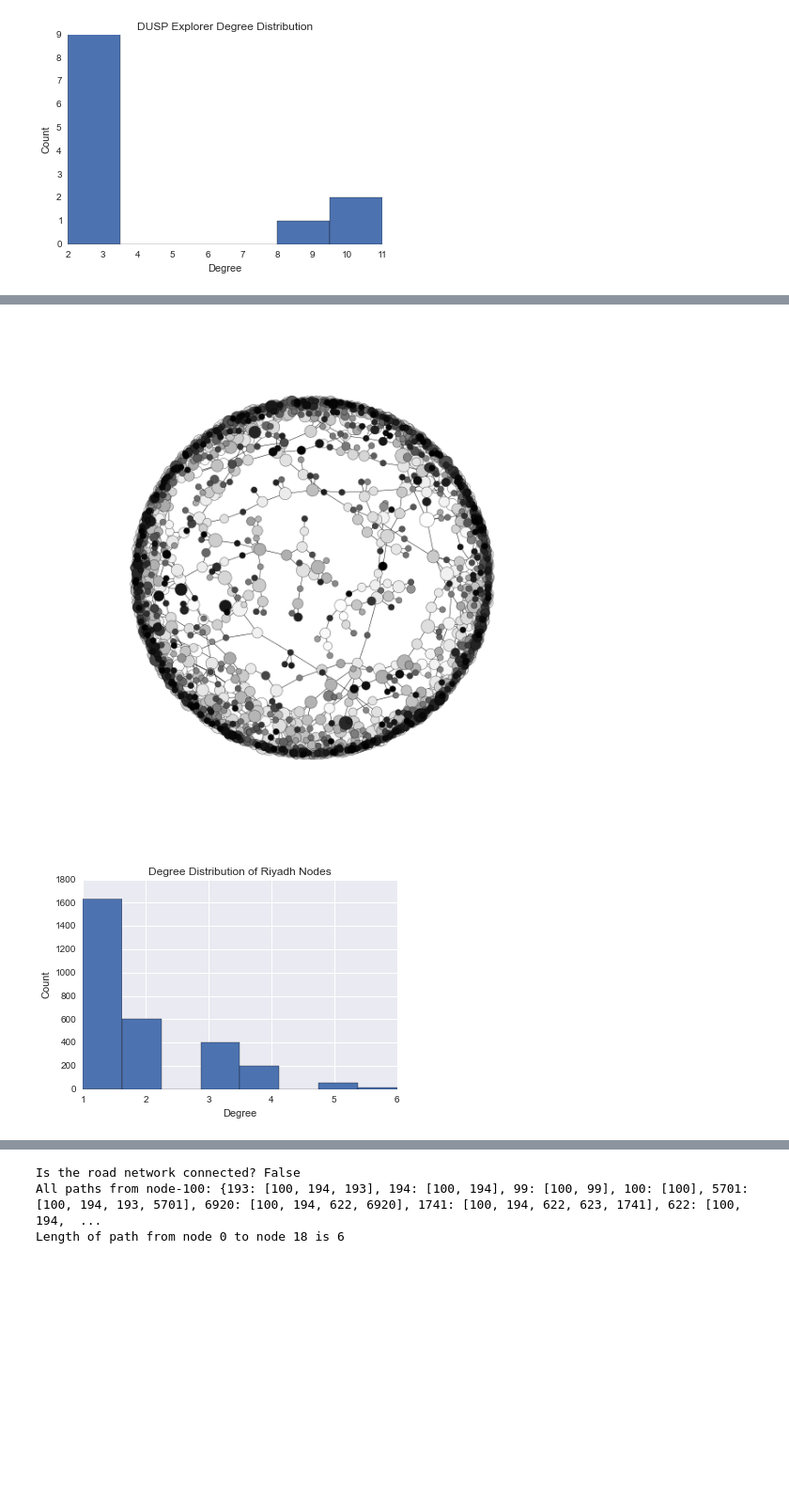
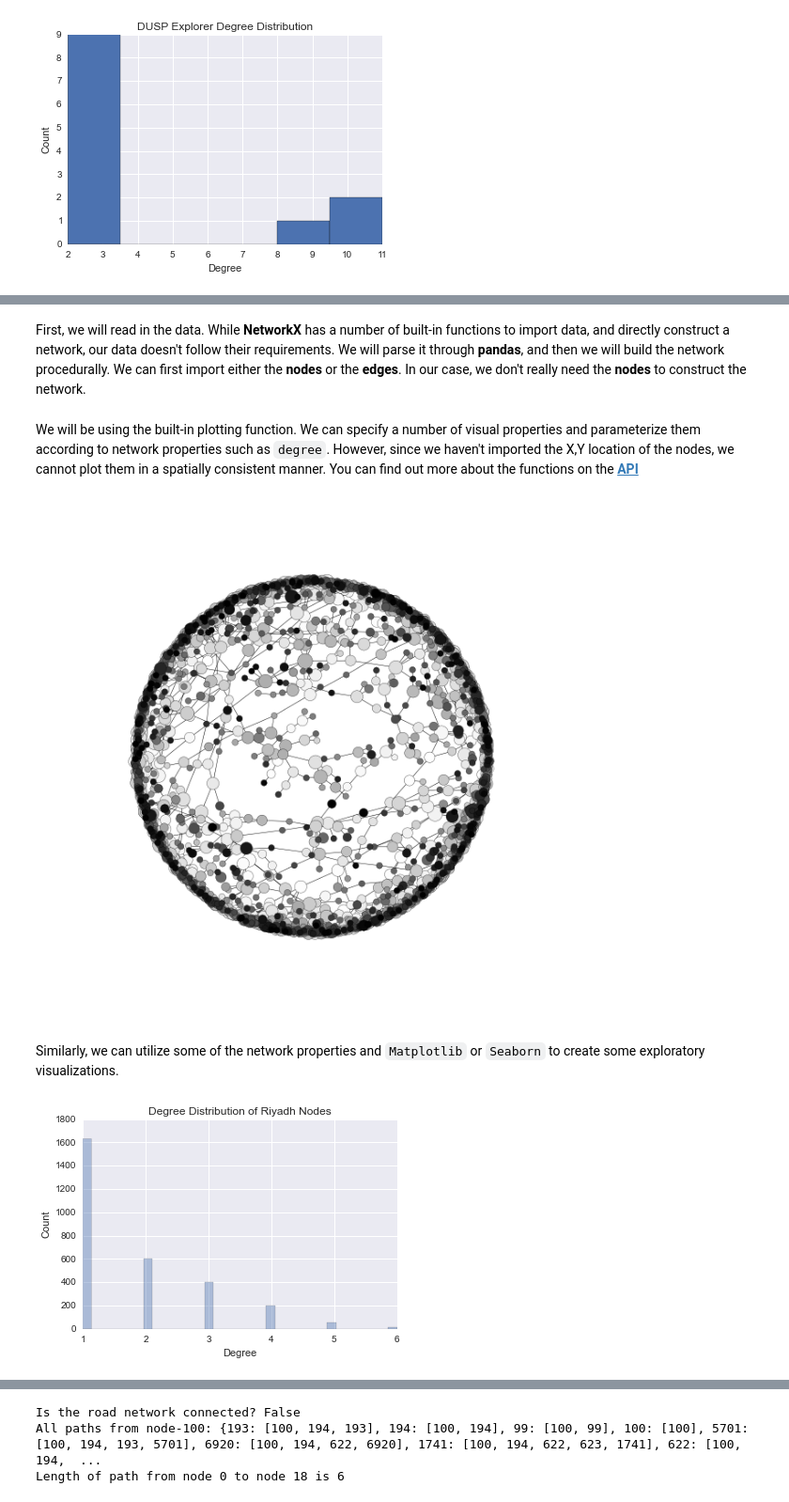
Before and after one commit to civic-data-design-lab/16_11.S947, a Jupyter notebook: week5/04. Networks and Distributions.ipynb, the cells around one changed output, grey strips where cells are left out. Shown at 94% size. Drawn from its saved outputs; the diff is of its cells as text; code cells hidden in the pictures; blank space fills up the shorter version.

```diff
--- a/week5/04. Networks and Distributions.ipynb
+++ b/week5/04. Networks and Distributions.ipynb
@@ -131,4 +135,5 @@ degree of Mariana: 3
 # %%
+sns.set_style("darkgrid")
 plt.figure()
 plt.hist(D,6)
 plt.xlabel('Degree')
@@ -146,3 +153,5 @@ Some
+# %% [markdown]
+First, we will read in the data. While **NetworkX** has a number of built-in functions to import data, and directly construct a network, our data doesn't follow their requirements. We will parse it through **pandas**, and then we will build the network procedurally. We can first import either the **nodes** or the **edges**. In our case, we don't really need the **nodes** to construct the network.
 # %%
 df = pd.read_csv("data/riyadh_route_edges_am.txt", sep=" ", index_col=0)
 
@@ -162,6 +171,8 @@ for row in df.itertuples(index=False):
         # We add the edge to the graph
         RG.add_edge(*(row[0], row[1]), attr_dict=edge_attributes)
 degrees = nx.degree(RG)
+# %% [markdown]
+We will be using the built-in plotting function. We can specify a number of visual properties and parameterize them according to network properties such as `degree`. However, since we haven't imported the X,Y location of the nodes, we cannot plot them in a spatially consistent manner. You can find out more about the functions on the [**API**](https://networkx.github.io/documentation/latest/reference/drawing.html)
 # %%
 plt.figure(figsize=(8,8))
 P = nx.spring_layout(RG)
@@ -170,15 +181,18 @@ node_sizes = [v * 50 for v in degrees.values()]
 node_colors = range(len(RG.nodes()))
 nx.draw(RG, pos=P, node_size=node_sizes, width=.5, node_color=node_colors);
 # %% [output]
-[figure, old version]
+[figure, new version]
+# %% [markdown]
+Similarly, we can utilize some of the network properties and `Matplotlib` or `Seaborn` to create some exploratory visualizations.
 # %%
 sns.set_style("darkgrid")
 plt.figure()
-plt.hist(degrees.values(),8)
+sns.set_style("darkgrid")
+sns.distplot(degrees.values(), kde=False)
 plt.xlabel('Degree')
 plt.ylabel('Count')
 plt.title('Degree Distribution of Riyadh Nodes')
 
 plt.show()
 # %% [output]
-[figure, old version]
+[figure, new version]
```
Also changed, not shown: parts of 17 cells of this notebook.
